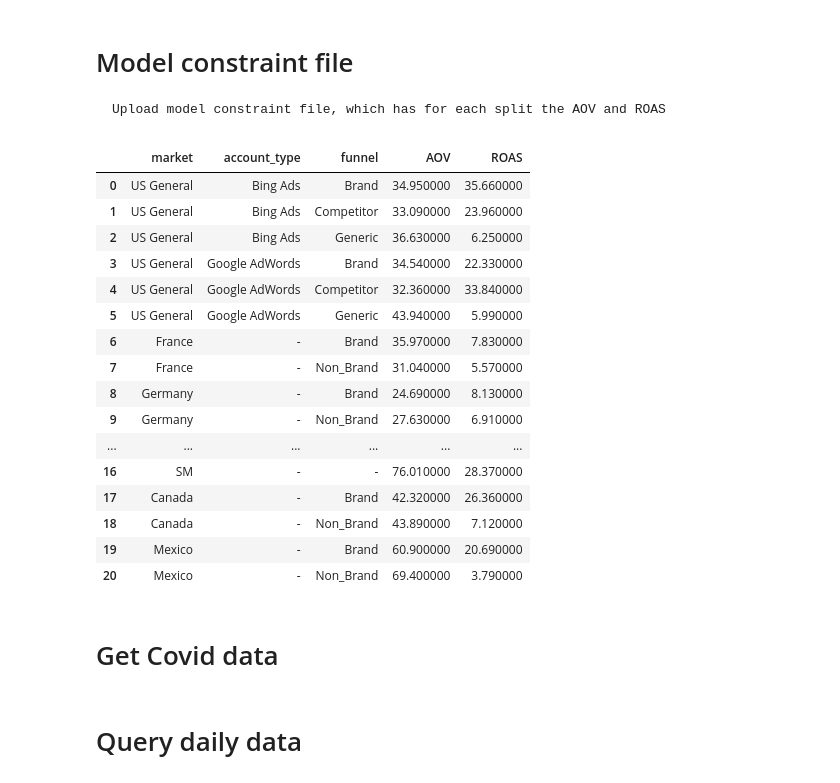
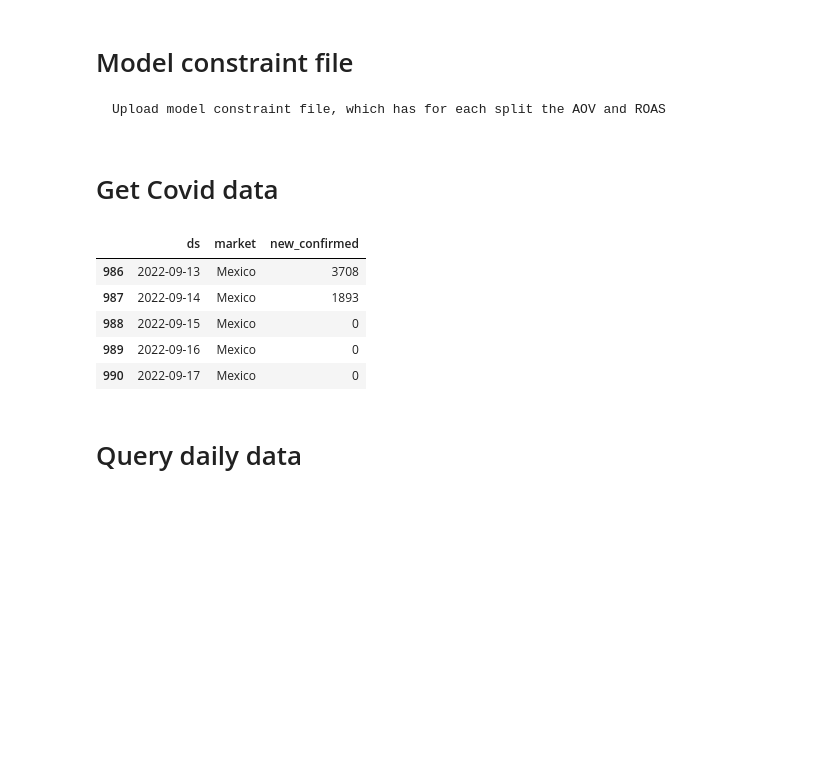
Before and after one commit to JJRinconGroupM/GroupM_US_Offshore_Hub_Savant, a Jupyter notebook: All Regions/Account type/mx/24 Sep Update/MX - 1 Data EDA Budget Setup.ipynb, the cells around one changed output. Cells and saved outputs as stored; diff of their text form; code cells hidden in the pictures; blank space fills up the shorter version.

```diff
--- a/All Regions/Account type/mx/24 Sep Update/MX - 1 Data EDA Budget Setup.ipynb
+++ b/All Regions/Account type/mx/24 Sep Update/MX - 1 Data EDA Budget Setup.ipynb
@@ -64,30 +64,20 @@ constraint_file_name = base_path + config_dict["FILEPATH"]["constraint_file_name
 # %%
 boundary_df = pd.read_csv(boundary_df_in_path)
 boundary_df.rename(columns = {'Market': 'market', 'Account Type':'account_type','Funnel':'funnel'}, inplace = True)
-boundary_df
+boundary_df['account_type'] = boundary_df['account_type'].str.lower()
+boundary_df['funnel'] = boundary_df['funnel'].str.lower()
-# %% [output]
-|  | market | account_type | funnel | AOV | ROAS |
-| 0 | US General | Bing Ads | Brand | 34.950000 | 35.660000 |
-| 1 | US General | Bing Ads | Competitor | 33.090000 | 23.960000 |
-| 2 | US General | Bing Ads | Generic | 36.630000 | 6.250000 |
-| 3 | US General | Google AdWords | Brand | 34.540000 | 22.330000 |
-| 4 | US General | Google AdWords | Competitor | 32.360000 | 33.840000 |
-| 5 | US General | Google AdWords | Generic | 43.940000 | 5.990000 |
-| 6 | France | - | Brand | 35.970000 | 7.830000 |
-| 7 | France | - | Non_Brand | 31.040000 | 5.570000 |
-| 8 | Germany | - | Brand | 24.690000 | 8.130000 |
-| 9 | Germany | - | Non_Brand | 27.630000 | 6.910000 |
-| ... | ... | ... | ... | ... | ... |
-| 16 | SM | - | - | 76.010000 | 28.370000 |
-| 17 | Canada | - | Brand | 42.320000 | 26.360000 |
-| 18 | Canada | - | Non_Brand | 43.890000 | 7.120000 |
-| 19 | Mexico | - | Brand | 60.900000 | 20.690000 |
-| 20 | Mexico | - | Non_Brand | 69.400000 | 3.790000 |
 # %% [markdown]
 # Get Covid data
 # %%
-covid_df = GetCovidData('Canada')
+covid_df = GetCovidData(country_name = 'Mexico')
 covid_df.tail()
+# %% [output]
+|  | ds | market | new_confirmed |
+| 986 | 2022-09-13 | Mexico | 3708 |
+| 987 | 2022-09-14 | Mexico | 1893 |
+| 988 | 2022-09-15 | Mexico | 0 |
+| 989 | 2022-09-16 | Mexico | 0 |
+| 990 | 2022-09-17 | Mexico | 0 |
 # %% [markdown]
 # Query daily data
 # %%
```
Also changed, not shown: parts of 8 cells of this notebook, 3 other files.
